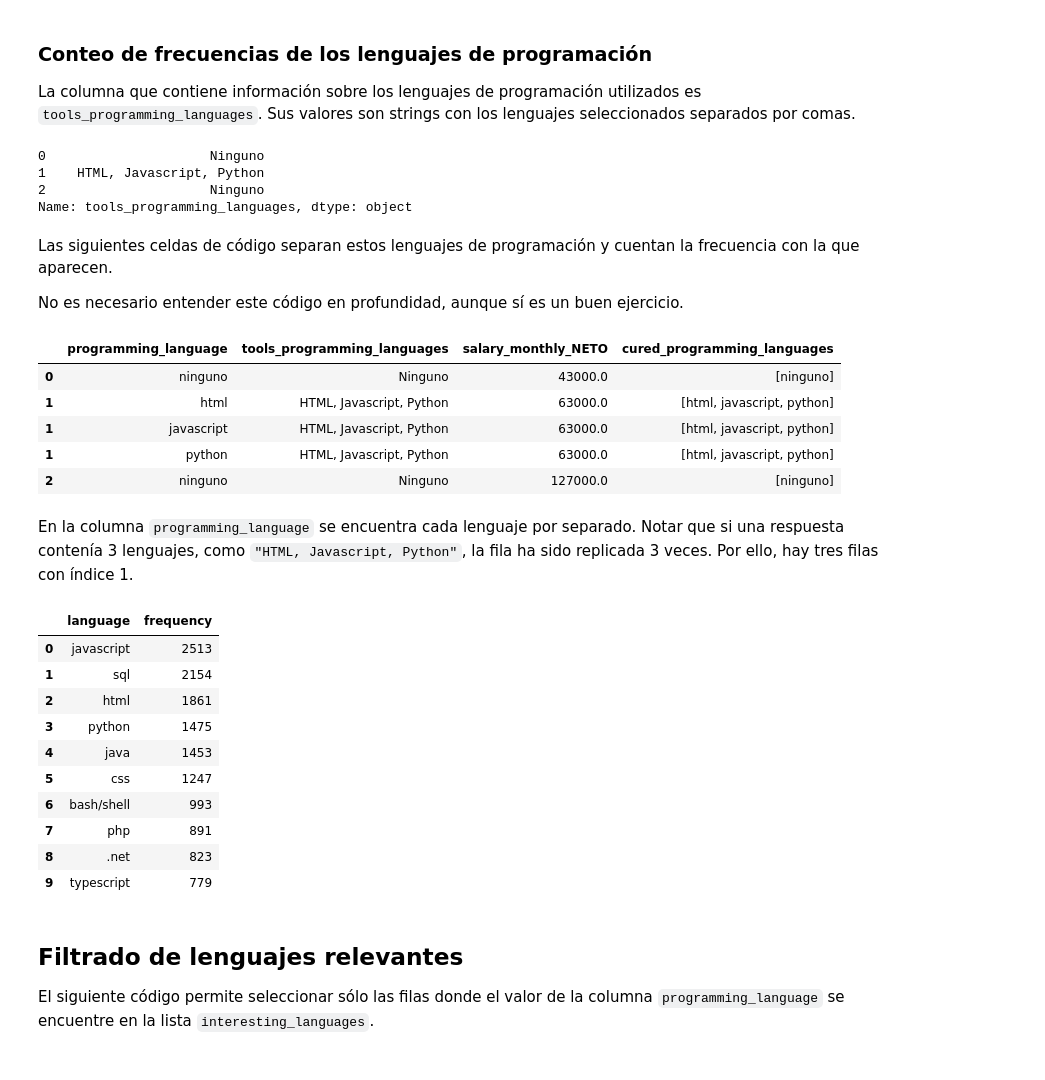
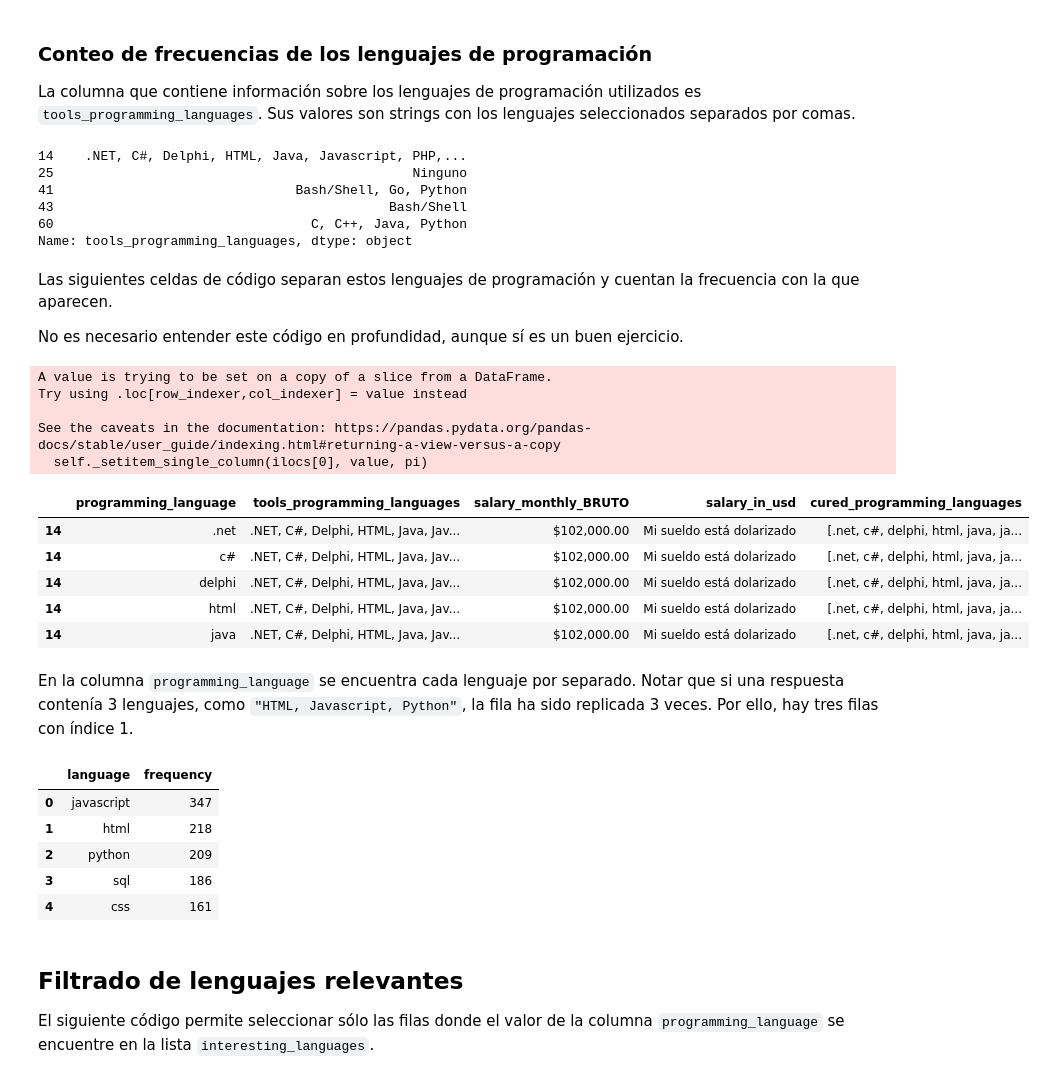
Before and after one commit to gusalvarez10/DiploDatos, a Jupyter notebook: Entregable_Parte_1.ipynb, the cells around one changed output. Saved outputs shown, nothing was run; the diff lists cells and outputs as text; code cells hidden in the pictures.

```diff
--- a/Entregable_Parte_1.ipynb
+++ b/Entregable_Parte_1.ipynb
@@ -50,18 +50,20 @@ Para ello:
 Si lo consideran necesario, realicen varias iteraciones. Es decir, si encuentran que las distribuciones de los lenguajes de programación que seleccionaron inicialmente no son muy diferentes, pueden re-hacer el análisis usando sólo los lenguajes de programación que son diferentes.
 # %%
 # complete here if you want to include more columns
-relevant_columns = ['tools_programming_languages', 'salary_monthly_NETO']
+relevant_columns = ['tools_programming_languages', 'salary_monthly_BRUTO', 'salary_in_usd']
 # %% [markdown]
 ### Conteo de frecuencias de los lenguajes de programación
 
 La columna que contiene información sobre los lenguajes de programación utilizados es `tools_programming_languages`. Sus valores son strings con los lenguajes seleccionados separados por comas.
-# %%
-df.tools_programming_languages[:3]
-# %% [output]
-0                     Ninguno
-1    HTML, Javascript, Python
-2                     Ninguno
-Name: tools_programming_languages, dtype: object
+# %%
+dfusd.tools_programming_languages.head()
+# %% [output]
+14    .NET, C#, Delphi, HTML, Java, Javascript, PHP,...
+25                                              Ninguno
+41                               Bash/Shell, Go, Python
+43                                           Bash/Shell
+60                                 C, C++, Java, Python
+Name: tools_programming_languages, dtype: object
 # %% [markdown]
 Las siguientes celdas de código separan estos lenguajes de programación y cuentan la frecuencia con la que aparecen.
 
@@ -69,62 +71,62 @@ No es necesario entender este código en profundidad, aunque sí es un buen ejer
 # %%
 # Convert the comma-separated string of languages to a list of string.
 # Remove 'ninguno de los anteriores' option, spaces and training commas.
 def split_languages(languages_str):
   if not isinstance(languages_str, str):
     return []
   # Remove 'other' option
   languages_str = languages_str.lower()\
     .replace('ninguno de los anteriores', '')
   # Split string into list of items
   # Remove spaces and commas for each item
   return [lang.strip().replace(',', '')
           for lang in languages_str.split()]
 
 # Create a new column with the list of languages
-df.loc[:, 'cured_programming_languages'] = df.tools_programming_languages\
+dfusd.loc[:, 'cured_programming_languages'] = dfusd.tools_programming_languages\
     .apply(split_languages)
 if 'cured_programming_languages' not in relevant_columns:
     relevant_columns.append('cured_programming_languages')
 
 # Duplicate each row of df for each programming language
 # mentioned in the response.
 # We only include in df_lang the columns we are going to analyze later, so we
 # don't duplicate innecesary information.
-df_lang = df.cured_programming_languages\
+dfusd_lang = dfusd.cured_programming_languages\
     .apply(pd.Series).stack()\
     .reset_index(level=-1, drop=True).to_frame()\
-    .join(df[relevant_columns])\
+    .join(dfusd[relevant_columns])\
     .rename(columns={0: 'programming_language'})
 # Horrible programming style! But a lot of data science code can be written with
 # as concatenations of functions (pipelines), and there's no elegant way of
 # doing that on Python.
-df_lang[:5]
+dfusd_lang[:5]
 # %% [output]
+A value is trying to be set on a copy of a slice from a DataFrame.
+Try using .loc[row_indexer,col_indexer] = value instead
+
+See the caveats in the documentation: https://pandas.pydata.org/pandas-docs/stable/user_guide/indexing.html#returning-a-view-versus-a-copy
+  self._setitem_single_column(ilocs[0], value, pi)
-|  | programming_language | tools_programming_languages | salary_monthly_NETO | cured_programming_languages |
-| 0 | ninguno | Ninguno | 43000.0 | [ninguno] |
-| 1 | html | HTML, Javascript, Python | 63000.0 | [html, javascript, python] |
-| 1 | javascript | HTML, Javascript, Python | 63000.0 | [html, javascript, python] |
-| 1 | python | HTML, Javascript, Python | 63000.0 | [html, javascript, python] |
-| 2 | ninguno | Ninguno | 127000.0 | [ninguno] |
+|  | programming_language | tools_programming_languages | salary_monthly_BRUTO | salary_in_usd | cured_programming_languages |
+| 14 | .net | .NET, C#, Delphi, HTML, Java, Jav... | $102,000.00 | Mi sueldo está dolarizado | [.net, c#, delphi, html, java, ja... |
+| 14 | c# | .NET, C#, Delphi, HTML, Java, Jav... | $102,000.00 | Mi sueldo está dolarizado | [.net, c#, delphi, html, java, ja... |
+| 14 | delphi | .NET, C#, Delphi, HTML, Java, Jav... | $102,000.00 | Mi sueldo está dolarizado | [.net, c#, delphi, html, java, ja... |
+| 14 | html | .NET, C#, Delphi, HTML, Java, Jav... | $102,000.00 | Mi sueldo está dolarizado | [.net, c#, delphi, html, java, ja... |
+| 14 | java | .NET, C#, Delphi, HTML, Java, Jav... | $102,000.00 | Mi sueldo está dolarizado | [.net, c#, delphi, html, java, ja... |
 # %% [markdown]
 En la columna `programming_language` se encuentra cada lenguaje por separado. Notar que si una respuesta contenía 3 lenguajes, como `"HTML, Javascript, Python"`, la fila ha sido replicada 3 veces. Por ello, hay tres filas con índice 1.
 # %%
-language_count = df_lang.programming_language.value_counts()\
+language_count = dfusd_lang.programming_language.value_counts()\
     .reset_index()\
     .rename(columns={'index': 'language', 'programming_language': 'frequency'})
-language_count[:10]
+language_count[:5]
 # %% [output]
 |  | language | frequency |
-| 0 | javascript | 2513 |
-| 1 | sql | 2154 |
-| 2 | html | 1861 |
-| 3 | python | 1475 |
-| 4 | java | 1453 |
-| 5 | css | 1247 |
-| 6 | bash/shell | 993 |
-| 7 | php | 891 |
-| 8 | .net | 823 |
-| 9 | typescript | 779 |
+| 0 | javascript | 347 |
+| 1 | html | 218 |
+| 2 | python | 209 |
+| 3 | sql | 186 |
+| 4 | css | 161 |
 # %% [markdown]
 ## Filtrado de lenguajes relevantes
 
```
Also changed, not shown: parts of 3 cells of this notebook.
